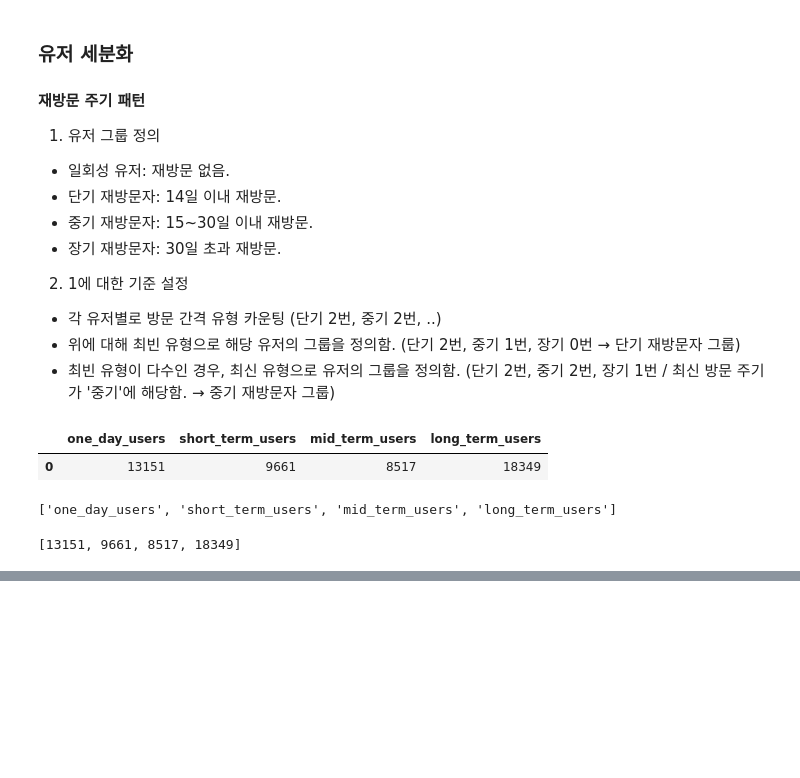
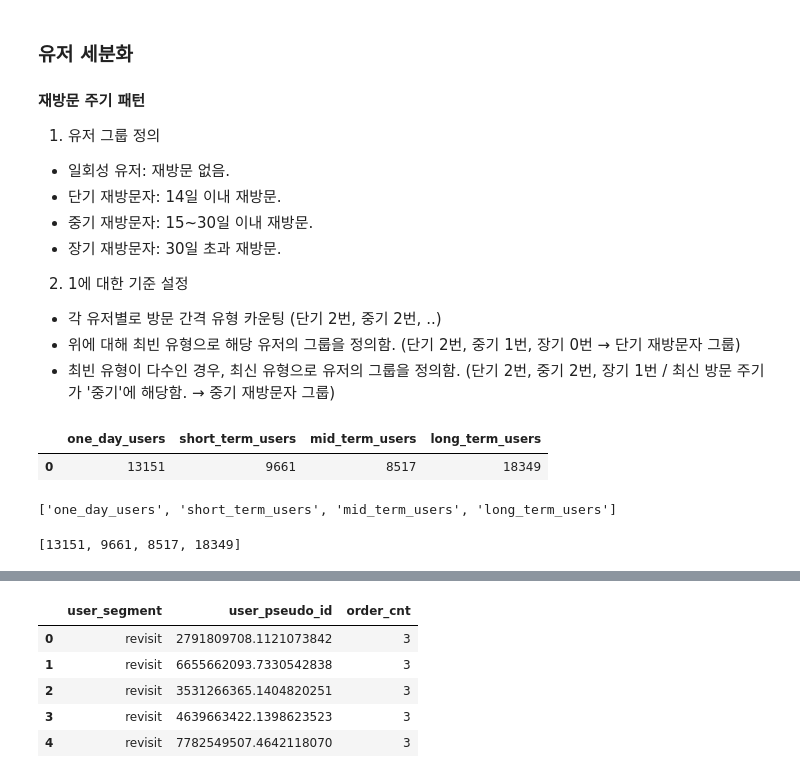
Before and after one commit to claire-1125/Foodie_Express_Analysis, a Jupyter notebook: foodie_viz.ipynb, the cells around one changed output, grey strips where cells are left out. Drawn from its saved outputs; the diff is of its cells as text; code cells hidden in the pictures; blank space fills up the shorter version.

```diff
--- a/foodie_viz.ipynb
+++ b/foodie_viz.ipynb
@@ -1320,0 +1291,99 @@ fig.show()
+# %%
+sql = f"""
+/* 주문 횟수: 일회성 vs. 재방문 */
+
+WITH one_day_user_logs AS (
+  -- 1) 일회성 유저의 로그
+  SELECT
+    *
+  FROM (
+    SELECT
+      event_datetime,
+      event_date,
+      event_time,
+      event_week,
+      event_dow,
+      user_pseudo_id,
+      user_id,
+      firebase_screen,
+      event_name,
+      CONCAT(firebase_screen, ": ", event_name) AS screen_event,
+    FROM advanced.app_logs_cleaned_target
+    WHERE 1=1
+    AND user_pseudo_id IN (
+      SELECT user_pseudo_id
+      FROM advanced.app_logs_target_visit_seg
+      WHERE visit_interval_cat = 'one_day'
+    )
+  )
+  WHERE 1=1
+  AND screen_event IN (
+    'home: screen_view','home: click_food_category',
+    'home: click_recommend_food','home: click_restaurant_nearby','home: click_search',
+    'home: click_banner','food_category: click_restaurant','search: request_search',
+    'search_result: click_restaurant','restaurant: click_food','food_detail: click_cart',
+    'cart: click_recommend_extra_food','cart: click_payment'
+  )  -- 퍼널에 사용할 'firebase_screen: event_name' 조합만 추출
+)
+, revisit_user_logs AS (
+  -- 1) 재방문 유저의 로그
+  SELECT
+    *
+  FROM (
+    SELECT
+      event_datetime,
+      event_date,
+      event_time,
+      event_week,
+      event_dow,
+      user_pseudo_id,
+      user_id,
+      firebase_screen,
+      event_name,
+      CONCAT(firebase_screen, ": ", event_name) AS screen_event,
+    FROM advanced.app_logs_cleaned_target
+    WHERE 1=1
+    AND user_pseudo_id NOT IN (
+      SELECT user_pseudo_id
+      FROM advanced.app_logs_target_visit_seg
+      WHERE visit_interval_cat = 'one_day'
+    )
+  )
+  WHERE 1=1
+  AND screen_event IN (
+    'home: screen_view','home: click_food_category',
+    'home: click_recommend_food','home: click_restaurant_nearby','home: click_search',
+    'home: click_banner','food_category: click_restaurant','search: request_search',
+    'search_result: click_restaurant','restaurant: click_food','food_detail: click_cart',
+    'cart: click_recommend_extra_food','cart: click_payment'
+  )  -- 퍼널에 사용할 'firebase_screen: event_name' 조합만 추출
+)
+
+
+SELECT
+  'one_day' AS user_segment,
+  user_pseudo_id,
+  COUNTIF(screen_event = 'cart: click_payment') AS order_cnt,
+FROM one_day_user_logs
+GROUP BY user_pseudo_id
+
+UNION ALL
+
+SELECT
+  'revisit' AS user_segment,
+  user_pseudo_id,
+  COUNTIF(screen_event = 'cart: click_payment') AS order_cnt,
+FROM revisit_user_logs
+GROUP BY user_pseudo_id
+"""
+
+query_job = client.query(sql)
+df_order_cnt_visit = query_job.to_dataframe()
+df_order_cnt_visit.head()
+# %% [output]
+|  | user_segment | user_pseudo_id | order_cnt |
+| 0 | revisit | 2791809708.1121073842 | 3 |
+| 1 | revisit | 6655662093.7330542838 | 3 |
+| 2 | revisit | 3531266365.1404820251 | 3 |
+| 3 | revisit | 4639663422.1398623523 | 3 |
+| 4 | revisit | 7782549507.4642118070 | 3 |
```
Also changed, not shown: parts of 32 cells of this notebook, 2 other files.
